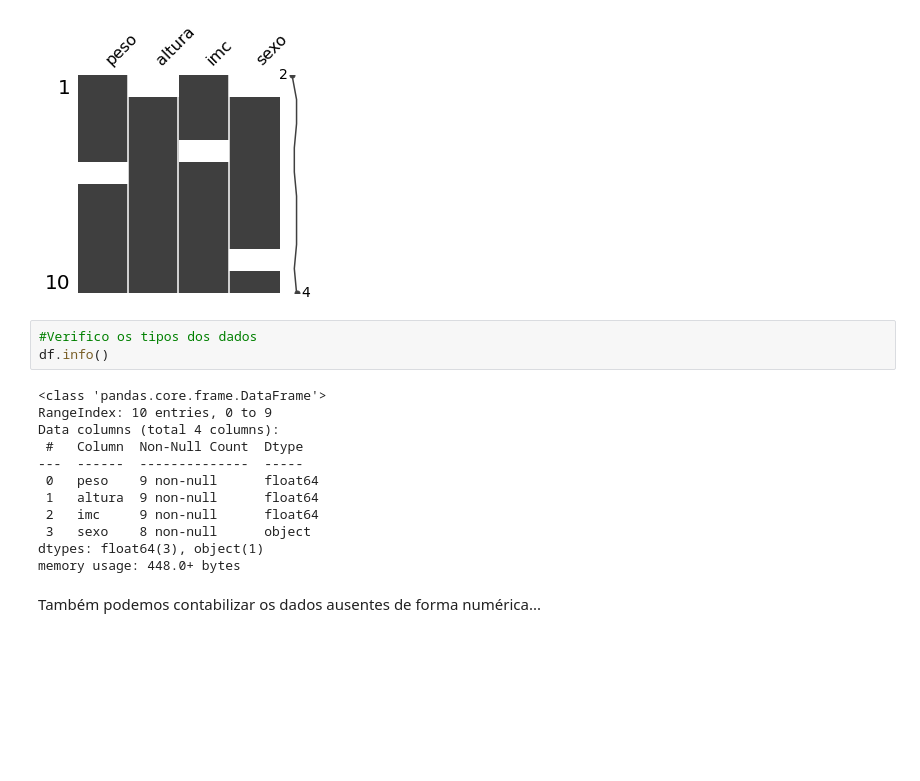
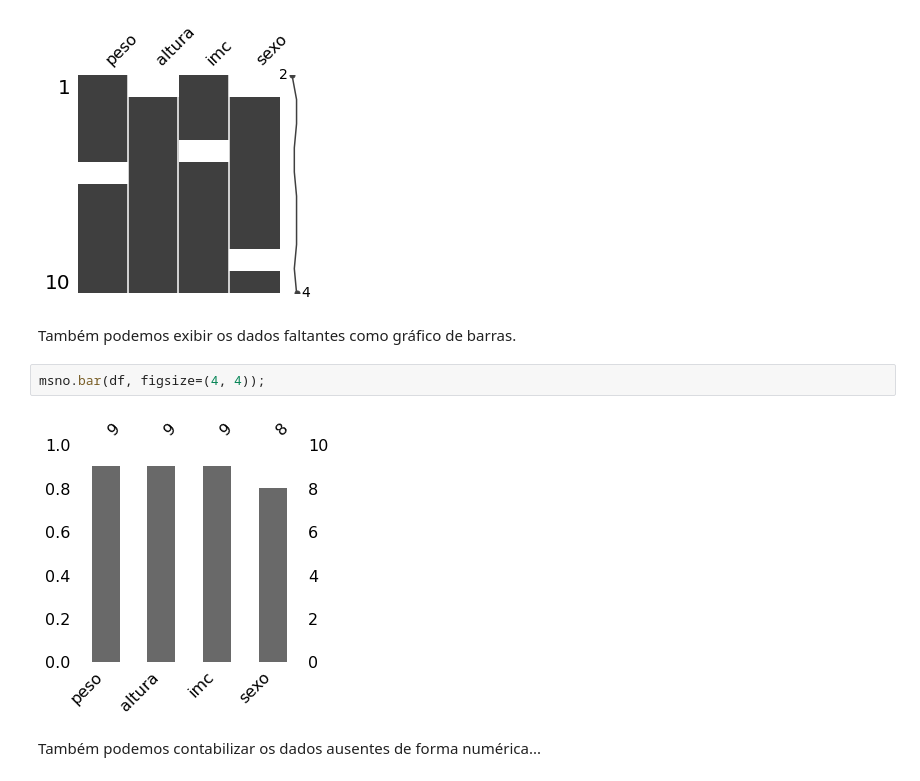
Before and after one commit to simplifique-treinamentos/notebooks-python, a Jupyter notebook: Estratégias_de_Imputação.ipynb, the cells around one changed output. Cells and saved outputs as stored; diff of their text form; blank space fills up the shorter version.

```diff
--- a/Estratégias_de_Imputação.ipynb
+++ b/Estratégias_de_Imputação.ipynb
@@ -78,21 +79,12 @@ Usaremos a biblioteca missingno para facilitar a visualização de dados ausente
 msno.matrix(df, figsize=(4, 4));
 # %% [output]
 [figure]
-# %%
-#Verifico os tipos dos dados
-df.info()
-# %% [output]
-<class 'pandas.core.frame.DataFrame'>
-RangeIndex: 10 entries, 0 to 9
-Data columns (total 4 columns):
- #   Column  Non-Null Count  Dtype
----  ------  --------------  -----
- 0   peso    9 non-null      float64
- 1   altura  9 non-null      float64
- 2   imc     9 non-null      float64
- 3   sexo    8 non-null      object
-dtypes: float64(3), object(1)
-memory usage: 448.0+ bytes
+# %% [markdown]
+Também podemos exibir os dados faltantes como gráfico de barras.
+# %%
+msno.bar(df, figsize=(4, 4));
+# %% [output]
+[figure, added]
 # %% [markdown]
 Também podemos contabilizar os dados ausentes de forma numérica...
 # %%
```
Also changed, not shown: parts of 14 cells of this notebook.
